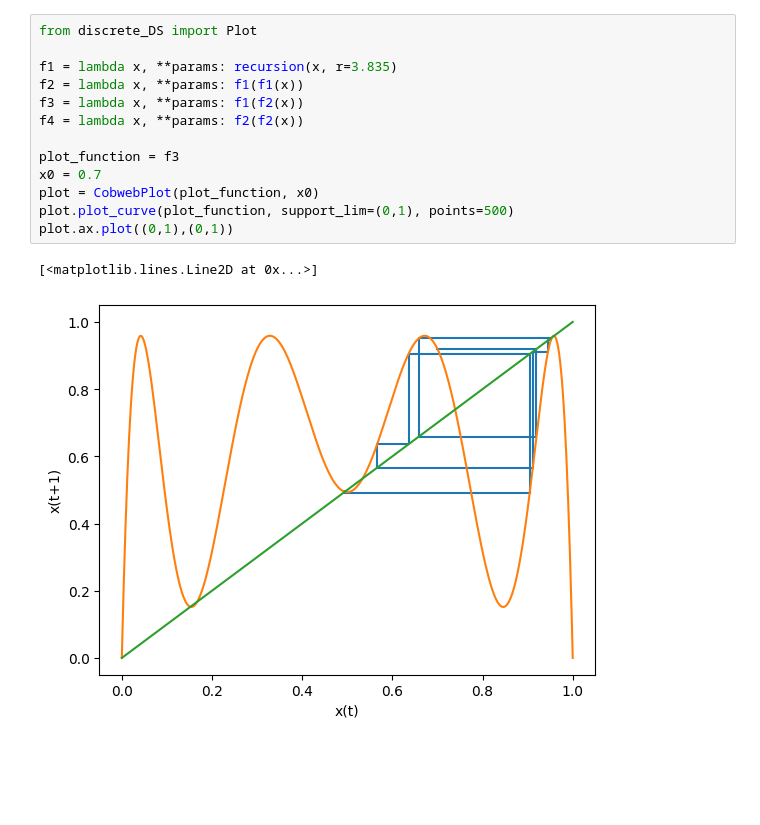
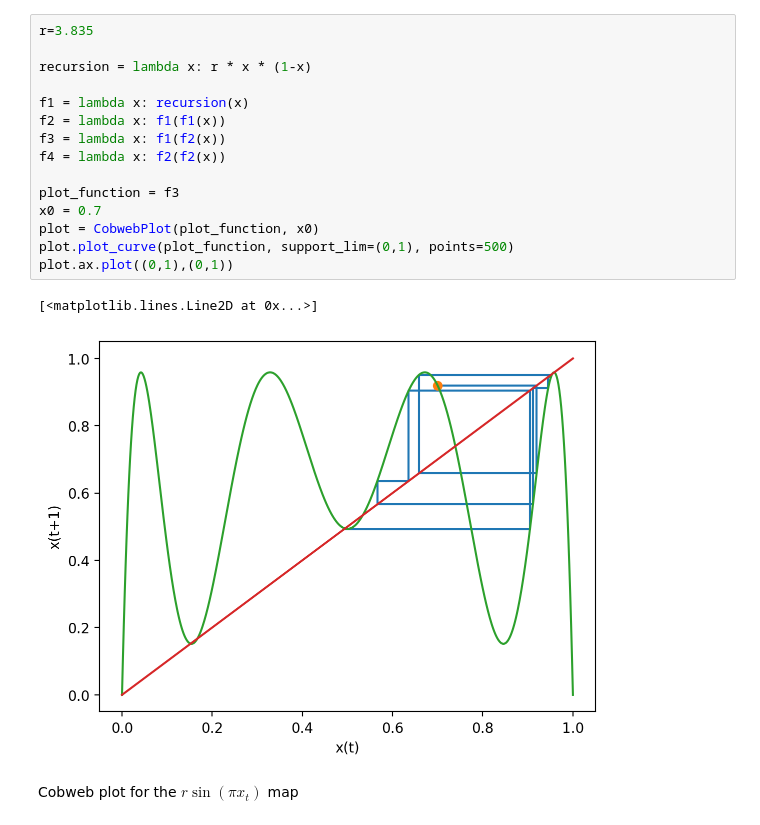
Before and after one commit to JMFechtelpeter/dynamical_system_plots, a Jupyter notebook: logistic_map.ipynb, the cells around one changed output. Saved outputs shown, nothing was run; the diff lists cells and outputs as text; blank space fills up the shorter version.

```diff
--- a/logistic_map.ipynb
+++ b/logistic_map.ipynb
@@ -39,17 +39,21 @@ array([3.4549, 3.456 , 3.4589, 3.4599, 3.467 , 3.4672, 3.477 , 3.4772,
 # %%
-from discrete_DS import Plot
+r=3.835
 
-f1 = lambda x, **params: recursion(x, r=3.835)
-f2 = lambda x, **params: f1(f1(x))
-f3 = lambda x, **params: f1(f2(x))
-f4 = lambda x, **params: f2(f2(x))
+recursion = lambda x: r * x * (1-x)
+
+f1 = lambda x: recursion(x)
+f2 = lambda x: f1(f1(x))
+f3 = lambda x: f1(f2(x))
+f4 = lambda x: f2(f2(x))
 
 plot_function = f3
 x0 = 0.7
 plot = CobwebPlot(plot_function, x0)
 plot.plot_curve(plot_function, support_lim=(0,1), points=500)
 plot.ax.plot((0,1),(0,1))
 # %% [output]
 [<matplotlib.lines.Line2D at 0x...>]
-[figure, old version]
+[figure, new version]
+# %% [markdown]
+Cobweb plot for the $r\sin(\pi x_t )$ map
 # %%
```
Also changed, not shown: parts of 8 cells of this notebook, 5 other files.
